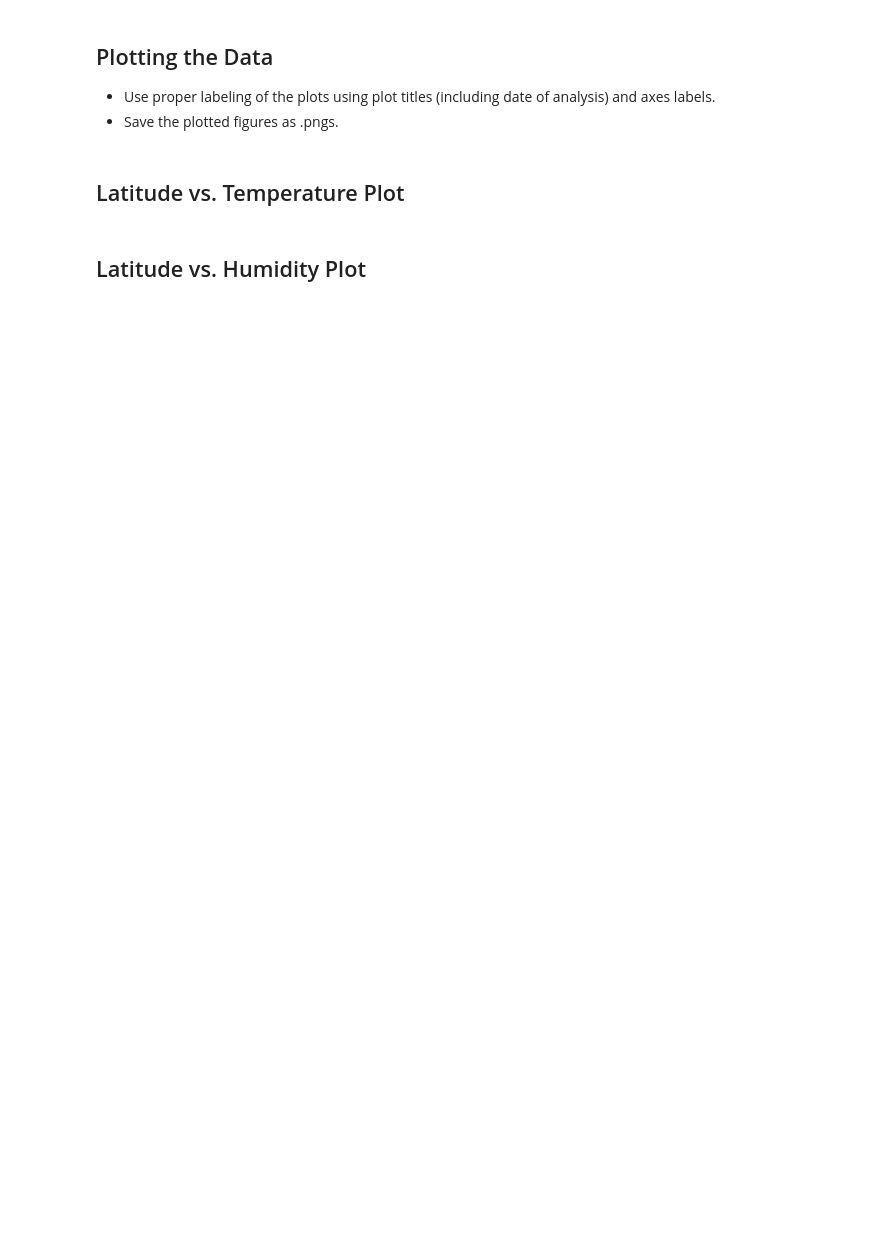
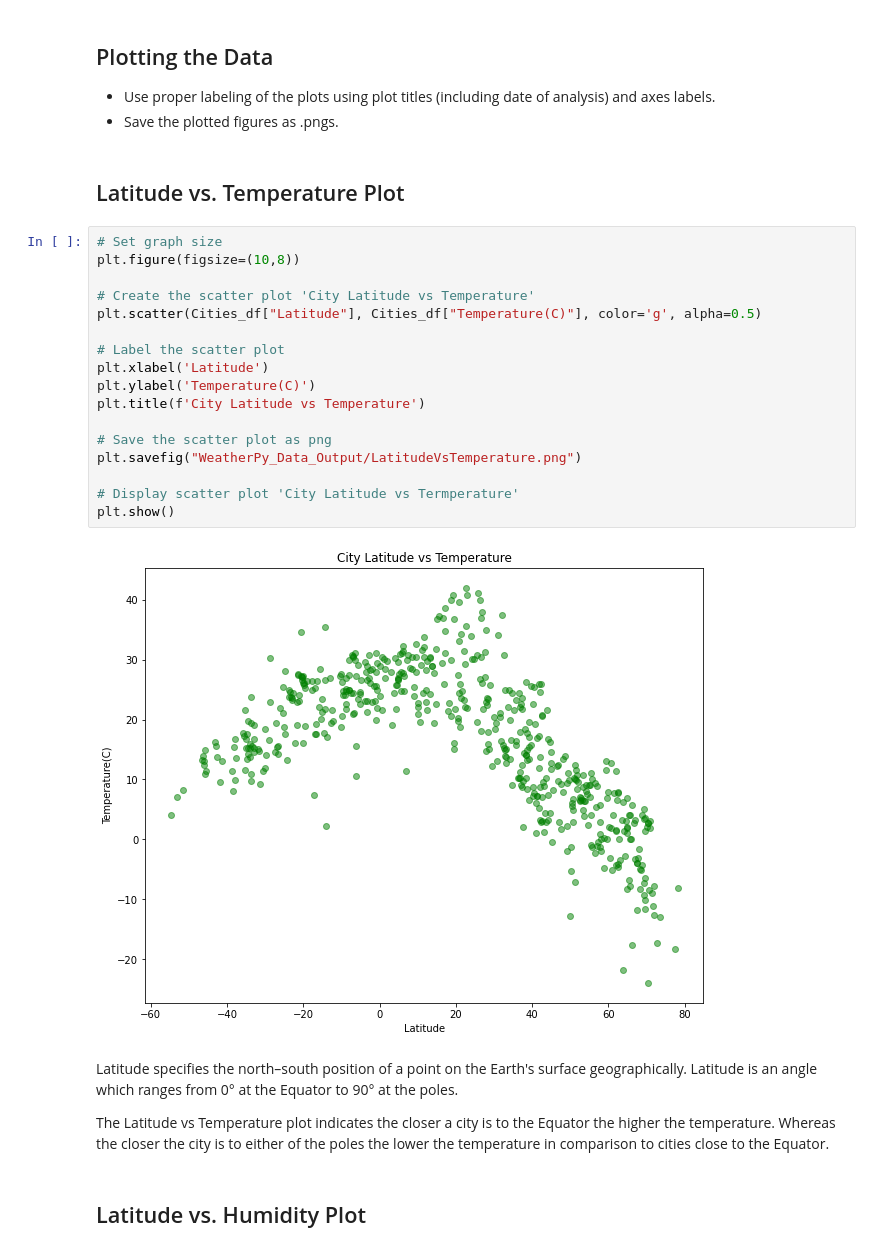
Before and after one commit to AlineHornoff/Python_API_challenge, a Jupyter notebook: WeatherPy/WeatherPy.ipynb, the cells around one changed output. Drawn from its saved outputs; the diff is of its cells as text; blank space fills up the shorter version.

Commit message:
Added scatter plots

```diff
--- a/WeatherPy/WeatherPy.ipynb
+++ b/WeatherPy/WeatherPy.ipynb
@@ -162,5 +166,28 @@ Name: Humidity(%), dtype: float64
 * Save the plotted figures as .pngs.
 # %% [markdown]
 ## Latitude vs. Temperature Plot
+# %%
+# Set graph size
+plt.figure(figsize=(10,8))
+
+# Create the scatter plot 'City Latitude vs Temperature'
+plt.scatter(Cities_df["Latitude"], Cities_df["Temperature(C)"], color='g', alpha=0.5)
+
+# Label the scatter plot
+plt.xlabel('Latitude')
+plt.ylabel('Temperature(C)')
+plt.title(f'City Latitude vs Temperature')
+
+# Save the scatter plot as png
+plt.savefig("WeatherPy_Data_Output/LatitudeVsTemperature.png")
+
+# Display scatter plot 'City Latitude vs Termperature'
+plt.show()
+# %% [output]
+[figure, added]
+# %% [markdown]
+Latitude specifies the north–south position of a point on the Earth's surface geographically. Latitude is an angle which ranges from 0° at the Equator to 90° at the poles.
+
+The Latitude vs Temperature plot indicates the closer a city is to the Equator the higher the temperature. Whereas the closer the city is to either of the poles the lower the temperature in comparison to cities close to the Equator.
 # %% [markdown]
 ## Latitude vs. Humidity Plot
```
Also changed, not shown: parts of 9 cells of this notebook, 5 other files.
